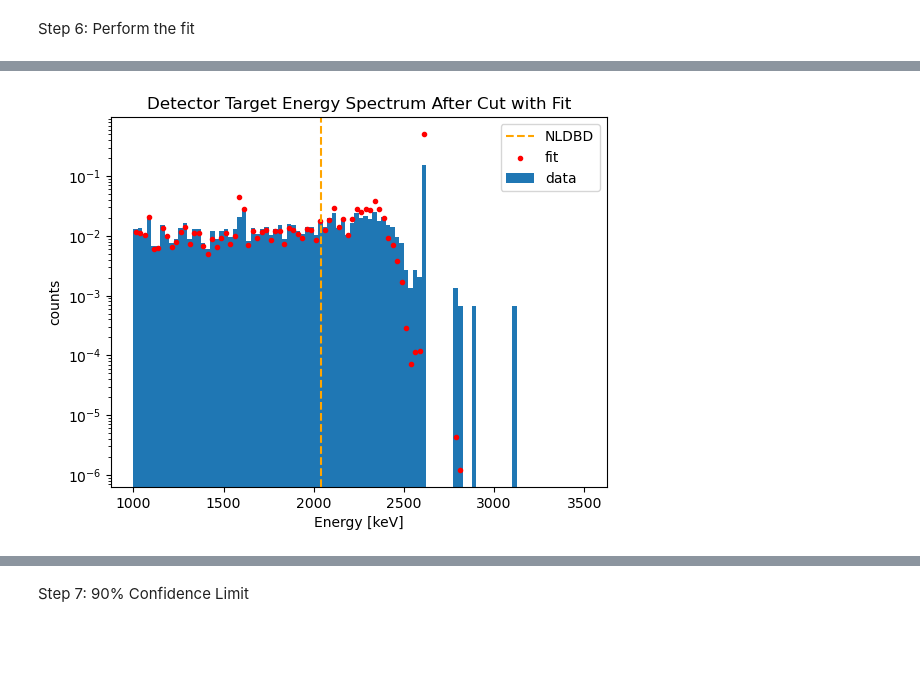
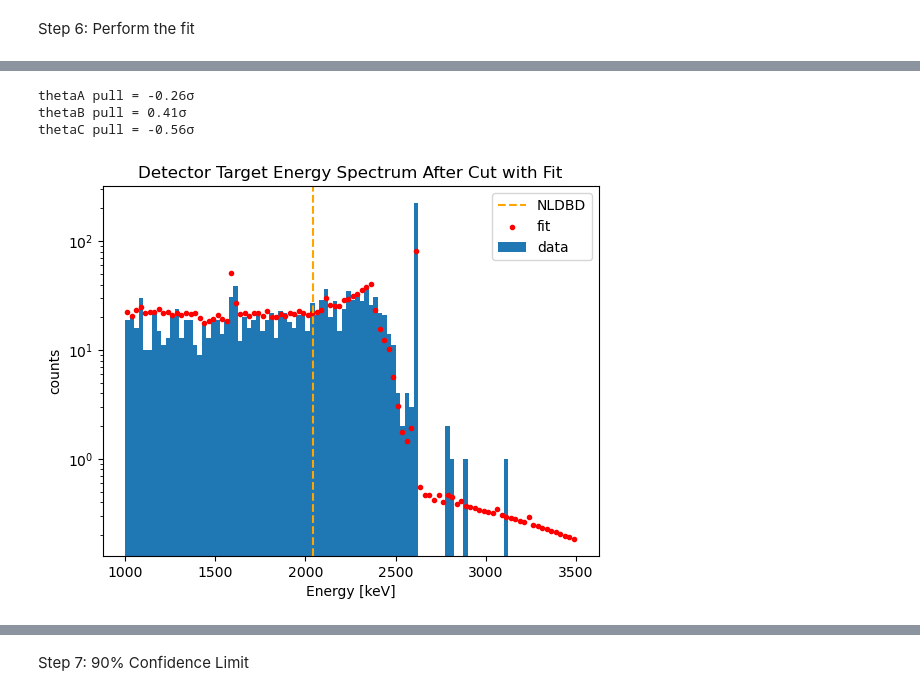
Before and after one commit to Brainz22/DSC291, a Jupyter notebook: finalProject_nb.ipynb, the cells around one changed output, grey strips where cells are left out. Drawn from its saved outputs; the diff is of its cells as text; code cells hidden in the pictures; blank space fills up the shorter version.

```diff
--- a/finalProject_nb.ipynb
+++ b/finalProject_nb.ipynb
@@ -275,9 +276,8 @@ Note: you may need to restart the kernel to use updated packages.
 from iminuit import Minuit
 # %%
 counts_A, bin_edges_A = np.histogram(data_A_with_cut['energy'], bins=100, range=(1000, 3500))
-normalized_counts_A = counts_A/(np.sum(counts_A))
-
 bin_width_A = (bin_edges_A[-1] - bin_edges_A[0]) / 100
+normalized_counts_A = counts_A/(np.sum(counts_A)*bin_width_A)
 bin_centers_A = 0.5 * (bin_edges_A[1:] + bin_edges_A[:-1])
 # print(bin_centers_A)
 plt.bar(bin_edges_A[1:], normalized_counts_A, width=bin_width_A)
@@ -291,13 +291,13 @@ plt.show()
 # %%
 counts_B, bin_edges_B = np.histogram(data_B_with_cut['energy'], bins=100, range=(1000, 3500))
-normalized_counts_B = counts_B/(np.sum(counts_B))
 bin_width_B = (bin_edges_B[-1] - bin_edges_B[0]) / 100
+normalized_counts_B = counts_B/(np.sum(counts_B)*bin_width_B)
 bin_centers_B = 0.5 * (bin_edges_B[1:] + bin_edges_B[:-1])
 plt.bar(bin_edges_B[1:], normalized_counts_B, width=bin_width_B)
 plt.xlabel("Energy [keV]")
 plt.ylabel("Counts")
 plt.title("Normalized Detector B Energy Spectrum After Cut")
-print(bin_centers_B)
+# print(bin_centers_B)
 plt.xlim(1000, 3500)
 plt.show()
 # %% [output]
@@ -315,7 +305,7 @@ plt.show()
 # %%
 counts_C, bin_edges_C = np.histogram(data_C_with_cut['energy'], bins=100,range=(1000, 3500))
-normalized_counts_C = counts_C/(np.sum(counts_C))
 bin_width_C = (bin_edges_C[-1] - bin_edges_C[0]) / 100
+normalized_counts_C = counts_C/(np.sum(counts_C)*bin_width_C)
 bin_centers_C = 0.5 * (bin_edges_C[1:] + bin_edges_C[:-1])
 plt.bar(bin_edges_C[1:], normalized_counts_C, width=bin_width_C)
 plt.xlabel("Energy [keV]")
@@ -364,8 +318,8 @@ plt.show()
 # %%
-from scipy.integrate import quad, quad_vec
+from scipy.integrate import quad, quad_vec, simpson
 from scipy.interpolate import interp1d
 
-def new_fit(bin_centers, thetaA, thetaB, thetaC, thetaNLDBD):
+def new_fit(bin_centers, total_counts, thetaA, thetaB, thetaC, thetaNLDBD):
     # thetaA = 1350
     # thetaB = 770
     # return thetaA*normalized_counts_A + thetaB*normalized_counts_B + thetaC*normalized_counts_C + thetaNLDBD*nldbd_pdf(bin_centers)
@@ -376,23 +330,22 @@ def new_fit(bin_centers, thetaA, thetaB, thetaC, thetaNLDBD):
         thetaNLDBD * nldbd_pdf(bin_centers)
     )
 
-    #interpolate to create a callable function
-    combined_pdf_func = interp1d(bin_centers, combined_pdf, kind='linear', fill_value="extrapolate")
+    return combined_pdf
+
+    # interpolate to create a callable function
+    # combined_pdf_func = interp1d(bin_centers, combined_pdf, kind='linear', fill_value="extrapolate")
 
     #compute the normalization factor using quad to integrate
-    # norm_factor, _ = quad(combined_pdf_func, min(bin_centers), max(bin_centers), points = [1500, 2600]) #, epsabs=1e-4, epsrel=1e-4, limit=100
-    norm_factor, _ = quad_vec(combined_pdf_func, min(bin_centers), max(bin_centers))
-    # norm1, _ = quad(combined_pdf_func, min(bin_centers), 1587.5)
-    # norm2, _ = quad(combined_pdf_func, 1587.5, 1537.5)
-    # norm3, _ = quad(combined_pdf_func, 1537.5, 2487.5)
-    # norm4, _ = quad(combined_pdf_func, 2487.5, 2737.5)
-    # norm5, _ = quad(combined_pdf_func, 2737.5, max(bin_centers))
-    # norm_factor = norm1+norm2+norm3+norm4+norm5
+    norm_factor = np.trapz(combined_pdf, bin_centers)
+    # norm_factor = simpson(combined_pdf, x=bin_centers)
+
 
     #normalize the final sum
-    normalized_combined_pdf = combined_pdf / norm_factor
+    # normalized_combined_pdf = combined_pdf / norm_factor
 
-    return normalized_combined_pdf
+    # expected_counts = total_counts*normalized_combined_pdf
+
+    # return expected_counts
 # %%
 counts, bin_edges = np.histogram(data_Target_with_cut['energy'], bins=100, range=(1000,3500))
 bin_width = (bin_edges[-1] - bin_edges[0]) / 100
@@ -439,20 +454,33 @@ Best-fit reduced chi-square: 7.54
+# %%
+for param in ["thetaA", "thetaB", "thetaC"]:
+    prior = {"thetaA": 1350, "thetaB": 770, "thetaC": 2000}[param]
+    sigma = {"thetaA": 100, "thetaB": 270, "thetaC": 1000}[param]
+    pull = (minuit.values[param] - prior) / sigma
+    print(f"{param} pull = {pull:.2f}σ")
+# %% [output]
+thetaA pull = -0.26σ
+thetaB pull = 0.41σ
+thetaC pull = -0.56σ
 # %%
 
 plt.axvline(x=2039, color="orange", linestyle="dashed", label="NLDBD")
 # plt.plot(bin_centers, fit_function(bin_centers, best_fit_thetaC, best_fit_thetaNLDBD, best_fit_A1, best_fit_A2, best_fit_A3, best_fit_B1, best_fit_B2, best_fit_B3, best_fit_C1, best_fit_C2, best_fit_C3, best_fit_D1, best_fit_D2, best_fit_D3, best_fit_F1, best_fit_F2, best_fit_F3, best_fit_ss[0], best_fit_ss[1], best_fit_ss[2], best_fit_sb[0], best_fit_sb[1], best_fit_sb[2]), color='red')
 # plt.plot(bin_centers, new_fit(bin_centers, 1350, 770, 1000, 50), color='red')
-plt.bar(bin_centers, normalized_counts, width=bin_width, label="data")
-plt.scatter(bin_centers, counts*new_fit(bin_centers, best_fit_thetaA, best_fit_thetaB, best_fit_thetaC, best_fit_thetaNLDBD), color='red',marker='.', label="fit")
+# plt.bar(bin_centers, normalized_counts, width=bin_width, label="data")
+plt.bar(bin_centers, counts, width=bin_width, label="data")
+# norm_fac =np.trapz(new_fit(bin_centers, best_fit_thetaA, best_fit_thetaB, best_fit_thetaC, best_fit_thetaNLDBD), bin_centers)
+
+plt.scatter(bin_centers,new_fit(bin_centers, best_fit_thetaA, best_fit_thetaB, best_fit_thetaC, best_fit_thetaNLDBD), color='red',marker='.', label="fit")
 
 plt.legend()
 plt.title("Detector Target Energy Spectrum After Cut with Fit")
 plt.xlabel("Energy [keV]")
 plt.ylabel("counts")
 plt.yscale('log')
 # plt.ylim(1, 200)
 plt.show()
 # %% [output]
-[figure, old version]
+[figure, new version]
 # %%
 m=best_fit_thetaNLDBD/cut_eff #number of NLDBD
 print(m)
```
Also changed, not shown: parts of 19 cells of this notebook.
